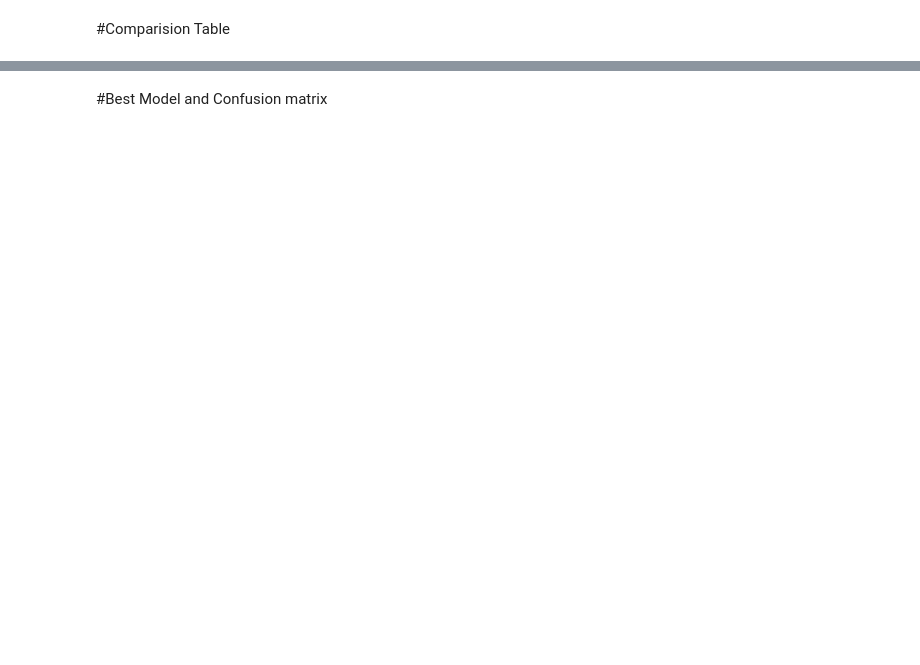
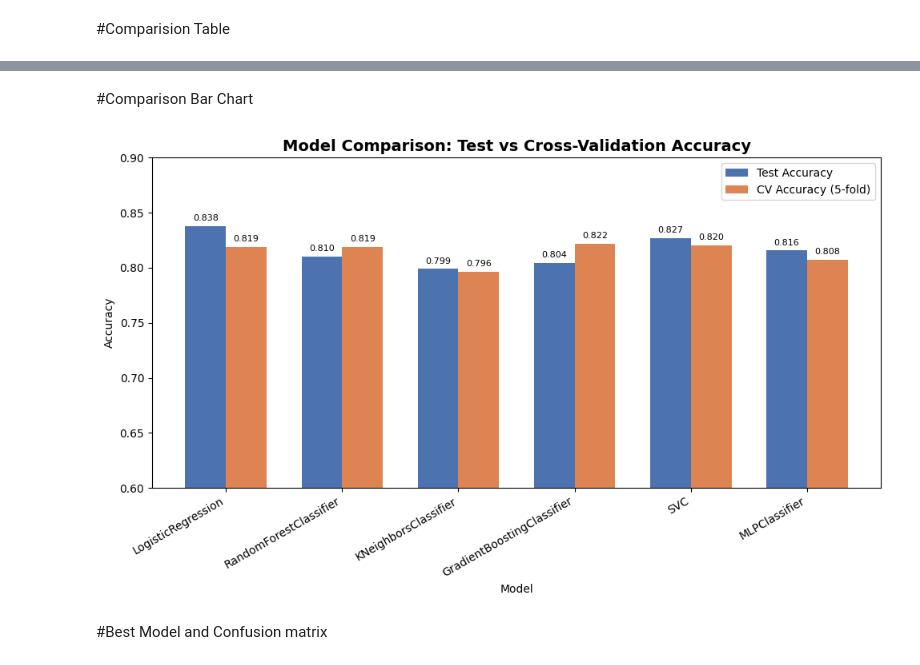
Before and after one commit to SKKammar/Titanic-Survival-Prediction, a Jupyter notebook: TitanicSurvivalPrediction.ipynb, the cells around one changed output, grey strips where cells are left out. Drawn from its saved outputs; the diff is of its cells as text; code cells hidden in the pictures; blank space fills up the shorter version.

```diff
--- a/TitanicSurvivalPrediction.ipynb
+++ b/TitanicSurvivalPrediction.ipynb
@@ -325,3 +325,31 @@ MLPClassifier               0.782123  0.761194  0.689189  0.723404   0.82156  0.
+# %% [markdown]
+#Comparison Bar Chart
+# %%
+fig, ax = plt.subplots(figsize=(10, 6))
+
+x = np.arange(len(comparison_df))
+width = 0.35
+
+ax.bar(x - width/2, comparison_df['Accuracy'], width, label='Test Accuracy', color='#4C72B0')
+ax.bar(x + width/2, comparison_df['CV_mean'], width, label='CV Accuracy (5-fold)', color='#DD8452')
+
+ax.set_xlabel('Model')
+ax.set_ylabel('Accuracy')
+ax.set_title('Model Comparison: Test vs Cross-Validation Accuracy', fontsize=14, fontweight='bold')
+ax.set_xticks(x)
+ax.set_xticklabels(comparison_df.index, rotation=30, ha='right')
+ax.set_ylim(0.6, 0.9)
+ax.legend()
+
+# Add value labels on top of bars
+for i, (acc, cv) in enumerate(zip(comparison_df['Accuracy'], comparison_df['CV_mean'])):
+    ax.text(i - width/2, acc + 0.005, f'{acc:.3f}', ha='center', fontsize=8)
+    ax.text(i + width/2, cv + 0.005, f'{cv:.3f}', ha='center', fontsize=8)
+
+plt.tight_layout()
+plt.show()
+# %% [output]
+[figure, added]
 # %% [markdown]
 #Best Model and Confusion matrix
 # %%
```
Also changed, not shown: parts of 5 cells of this notebook.
